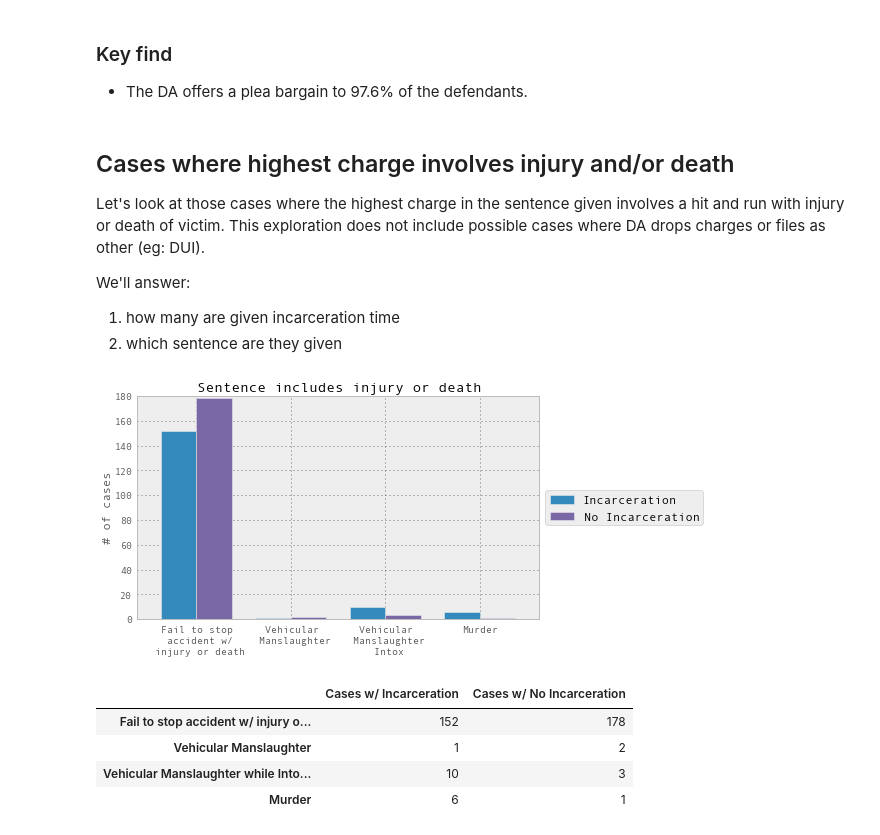
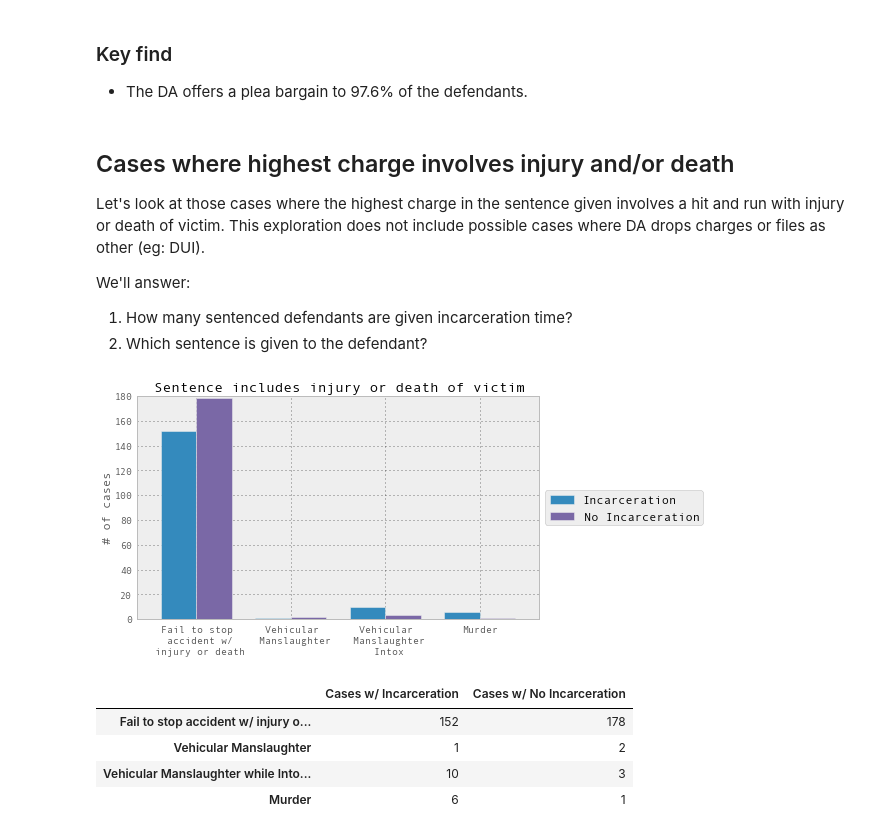
Before and after one commit to SDRDLAnalysts/pdp-data-projects, a Jupyter notebook: voiceofsandiego.org/hit-and-run-felonies/hit-and-run.ipynb, the cells around one changed output. Cells and saved outputs as stored; diff of their text form; code cells hidden in the pictures.

```diff
--- a/voiceofsandiego.org/hit-and-run-felonies/hit-and-run.ipynb
+++ b/voiceofsandiego.org/hit-and-run-felonies/hit-and-run.ipynb
@@ -46,39 +46,39 @@ Plea bargain is an agreement in a criminal case between the prosecutor and defen
 Let's look at those cases where the highest charge in the sentence given involves a hit and run with injury or death of victim. This exploration does not include possible cases where DA drops charges or files as other (eg: DUI).
 
 We'll answer:
-1. how many are given incarceration time
-2. which sentence are they given
+1. How many sentenced defendants are given incarceration time?
+2. Which sentence is given to the defendant?
 # %%
 index3 = ("Fail to stop \n accident w/ \n injury or death",
          "Vehicular \n Manslaughter",
          "Vehicular \n Manslaughter \n Intox",
          "Murder")
 df3 = pd.DataFrame({
 'Incarceration': pd.Series(( 152,1 ,10,6), index3),
 'No Incarceration': pd.Series((178,2,3,1), index3)
 })
 
-ax3=df3.plot(kind='bar', legend=True, title= "Sentence includes injury or death")
+ax3=df3.plot(kind='bar', legend=True, title= "Sentence includes injury or death of victim")
 ax3.set_ylabel('# of cases')
 ax3.set_xticklabels(df3.index, rotation='horizontal')
 
 # Shrink current axis by %
 box = ax3.get_position()
 ax3.set_position([box.x0, box.y0, box.width * 1.2, box.height])
 
 # Put a legend to the right of the current axis
 ax3.legend(loc='center left', bbox_to_anchor=(1, 0.5))
 
 index4 = ("Fail to stop accident w/ injury or death",
          "Vehicular  Manslaughter",
          "Vehicular  Manslaughter while Intoxicated",
          "Murder")
 table1 = pd.DataFrame({
 'Cases w/ Incarceration': pd.Series(( 152,1 ,10,6), index4),
 'Cases w/ No Incarceration': pd.Series((178,2,3,1), index4)
 })
 # %% [output]
-[figure, old version]
+[figure, new version]
 # %%
 table1
 # %% [output]
```
